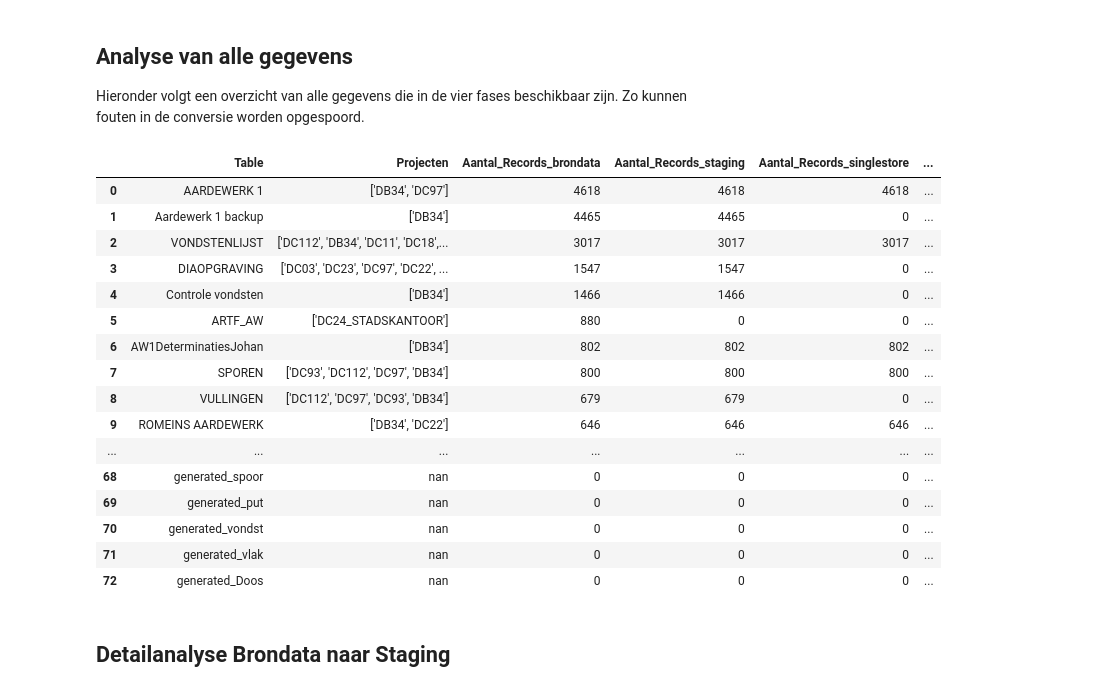
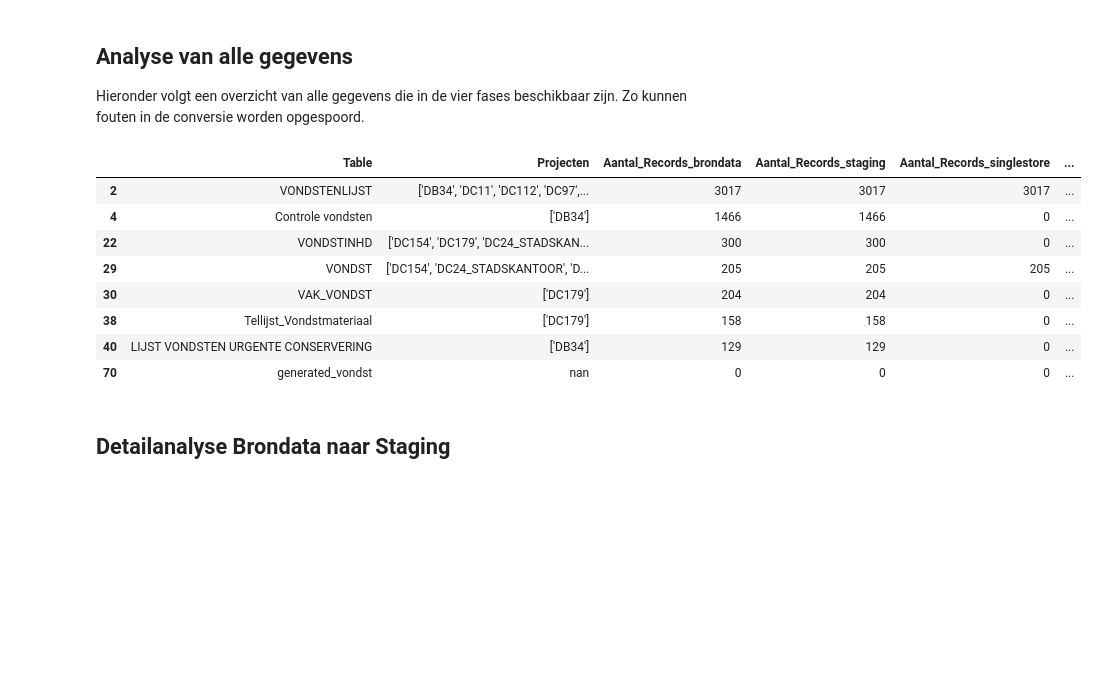
Before and after one commit to brienen/wasstraat_archeologische_data, a Jupyter notebook: notebooks/Analyse Tables.ipynb, the cells around one changed output. Drawn from its saved outputs; the diff is of its cells as text; code cells hidden in the pictures; blank space fills up the shorter version.

```diff
--- a/notebooks/Analyse Tables.ipynb
+++ b/notebooks/Analyse Tables.ipynb
@@ -141,40 +141,32 @@ Hieronder volgt een overzicht van alle gegevens die in de vier fases beschikbaar
 # %%
 def getOverview(OnWhat):
     lst_countColumns = [OnWhat + '_brondata', OnWhat + '_staging', OnWhat + '_singlestore', OnWhat + '_singlestoreclean', OnWhat + '_doelsysteem']
 
     df = df_brondata[['Table', 'Projecten', OnWhat]].merge(df_staging[['Table', OnWhat]], on=['Table'], how='outer', suffixes=("_brondata", "_staging"))
     df = df.merge(df_singlestore[['Table', OnWhat]], on=['Table'], how='outer', suffixes=("_staging", "_singlestore"))
     df = df.merge(df_singlestoreclean[['Table', OnWhat]], on=['Table'], how='outer', suffixes=("_singlestore", "_singlestoreclean"))
     df = df.merge(df_doelsysteem[['Table', OnWhat]], on=['Table'], how='outer', suffixes=("_singlestoreclean", "_doelsysteem"))
 
     df = df.sort_values(OnWhat+ '_brondata', ascending=False)
     df.rename(columns={'Aantal_Records': 'Aantal_Records_doelsysteem'}, inplace=True)
     df[lst_countColumns] = df[lst_countColumns].fillna(0)
     df[lst_countColumns] = df[lst_countColumns].astype(int, errors='ignore')
-    df = df[~df.Table.isin(ignore_lst)]
+    df = df[df.Table.str.contains('vondst', case=False)]
     df = df.style.bar(subset=lst_countColumns, color='#5fba7d', vmax=6000)
 
     return df
 
 getOverview('Aantal_Records')
 # %% [output]
 |  | Table | Projecten | Aantal_Records_brondata | Aantal_Records_staging | Aantal_Records_singlestore | ... |
-| 0 | AARDEWERK 1 | ['DB34', 'DC97'] | 4618 | 4618 | 4618 | ... |
-| 1 | Aardewerk 1 backup | ['DB34'] | 4465 | 4465 | 0 | ... |
-| 2 | VONDSTENLIJST | ['DC112', 'DB34', 'DC11', 'DC18',... | 3017 | 3017 | 3017 | ... |
-| 3 | DIAOPGRAVING | ['DC03', 'DC23', 'DC97', 'DC22', ... | 1547 | 1547 | 0 | ... |
+| 2 | VONDSTENLIJST | ['DB34', 'DC11', 'DC112', 'DC97',... | 3017 | 3017 | 3017 | ... |
 | 4 | Controle vondsten | ['DB34'] | 1466 | 1466 | 0 | ... |
-| 5 | ARTF_AW | ['DC24_STADSKANTOOR'] | 880 | 0 | 0 | ... |
-| 6 | AW1DeterminatiesJohan | ['DB34'] | 802 | 802 | 802 | ... |
-| 7 | SPOREN | ['DC93', 'DC112', 'DC97', 'DB34'] | 800 | 800 | 800 | ... |
-| 8 | VULLINGEN | ['DC112', 'DC97', 'DC93', 'DB34'] | 679 | 679 | 0 | ... |
-| 9 | ROMEINS AARDEWERK | ['DB34', 'DC22'] | 646 | 646 | 646 | ... |
-| ... | ... | ... | ... | ... | ... | ... |
-| 68 | generated_spoor | nan | 0 | 0 | 0 | ... |
-| 69 | generated_put | nan | 0 | 0 | 0 | ... |
+| 22 | VONDSTINHD | ['DC154', 'DC179', 'DC24_STADSKAN... | 300 | 300 | 0 | ... |
+| 29 | VONDST | ['DC154', 'DC24_STADSKANTOOR', 'D... | 205 | 205 | 205 | ... |
+| 30 | VAK_VONDST | ['DC179'] | 204 | 204 | 0 | ... |
+| 38 | Tellijst_Vondstmateriaal | ['DC179'] | 158 | 158 | 0 | ... |
+| 40 | LIJST VONDSTEN URGENTE CONSERVERING | ['DB34'] | 129 | 129 | 0 | ... |
 | 70 | generated_vondst | nan | 0 | 0 | 0 | ... |
-| 71 | generated_vlak | nan | 0 | 0 | 0 | ... |
-| 72 | generated_Doos | nan | 0 | 0 | 0 | ... |
 # %% [markdown]
 ## Detailanalyse Brondata naar Staging
 # %%
```
Also changed, not shown: parts of 7 cells of this notebook, 14 other files.
